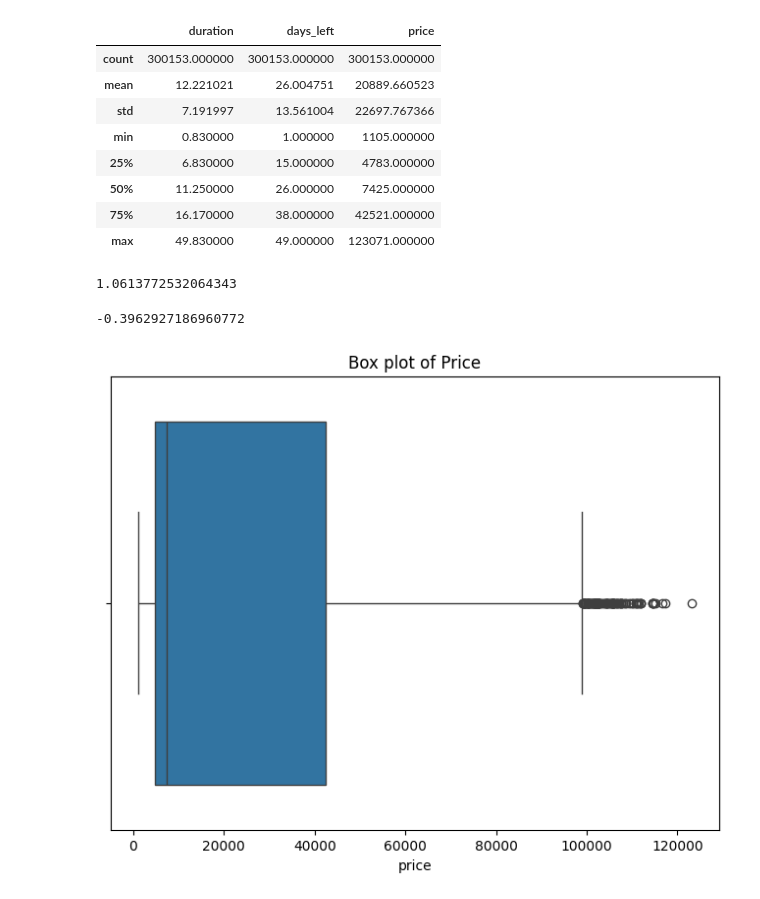
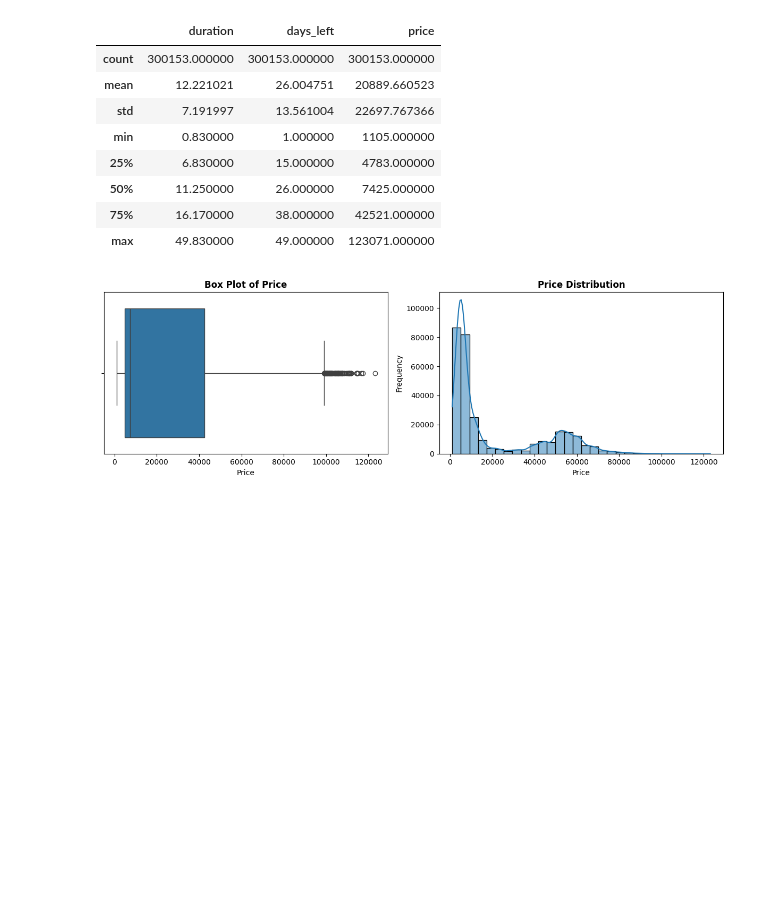
Before and after one commit to junperes/Flight-Price-Prediction-with-Machine-Learning-Models, a Jupyter notebook: data_exploration.ipynb, the cells around one changed output. Cells and saved outputs as stored; diff of their text form; code cells hidden in the pictures; blank space fills up the shorter version.

```diff
--- a/data_exploration.ipynb
+++ b/data_exploration.ipynb
@@ -64,19 +66,27 @@ df.describe()
 | 50% | 11.250000 | 26.000000 | 7425.000000 |
 | 75% | 16.170000 | 38.000000 | 42521.000000 |
 | max | 49.830000 | 49.000000 | 123071.000000 |
-# %%
-df.price.skew()
-# %% [output]
-1.0613772532064343
-# %%
-df.price.kurt()
-# %% [output]
--0.3962927186960772
-# %%
-# Check for Outliers
-plt.figure(figsize=(8, 6))
-sns.boxplot(x=df['price'])
-plt.title('Box plot of Price')
-plt.show()
-# %% [output]
-[figure, removed]
+# %%
+
+# Exploring the Distribution and Outliers of Prices
+
+fig, axes = plt.subplots(1, 2, figsize=(12, 4))
+
+# Box plot for the 'price' column
+box_plot = sns.boxplot(x=df['price'], ax=axes[0])
+axes[0].set_title('Box Plot of Price', fontsize=12, fontweight='bold')
+axes[0].set_xlabel('Price', fontsize=10)
+axes[0].grid(False)
+
+# Histogram for the 'price' column
+sns.histplot(df['price'], bins=30, kde=True, ax=axes[1])
+axes[1].set_title('Price Distribution', fontsize=12, fontweight='bold')
+axes[1].set_xlabel('Price', fontsize=10)
+axes[1].set_ylabel('Frequency', fontsize=10)
+axes[1].grid(False)
+
+
+plt.tight_layout()
+plt.show()
+# %% [output]
+[figure, added]
```
Also changed, not shown: parts of 3 cells of this notebook.
